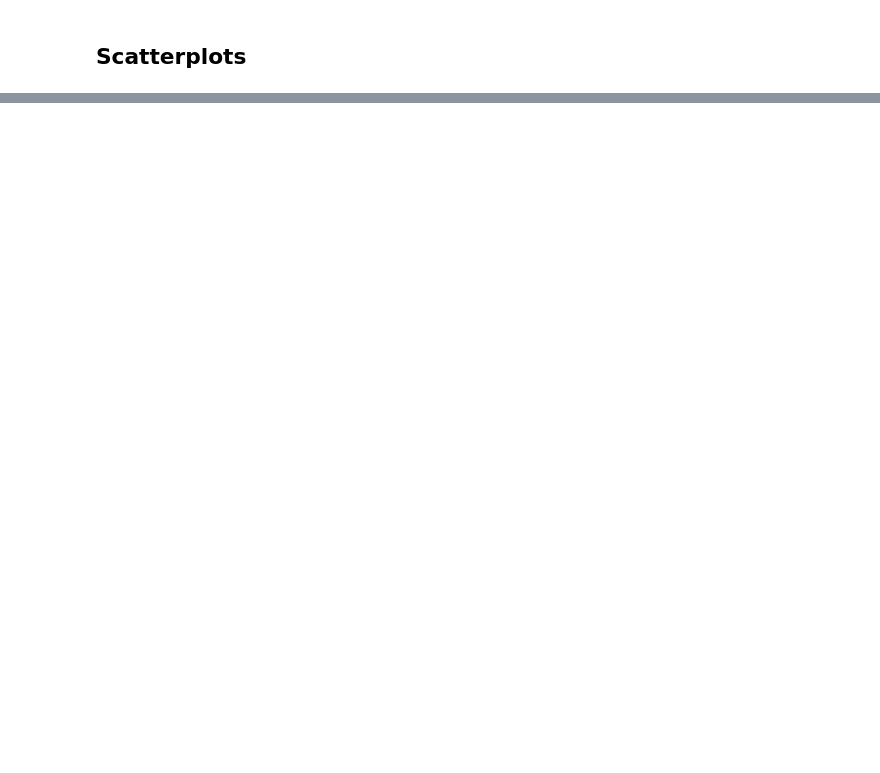
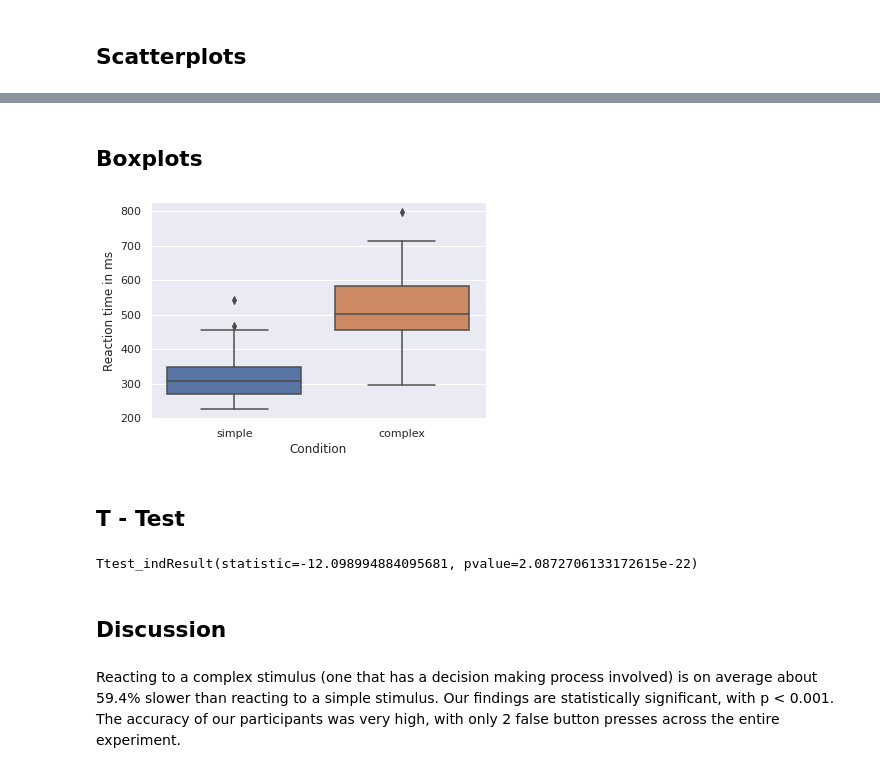
Before and after one commit to ITT-21SS-UR/assignment-03-el, a Jupyter notebook: data analysis/reaction_time_experiment.ipynb, the cells around one changed output, grey strips where cells are left out. Cells and saved outputs as stored; diff of their text form; code cells hidden in the pictures; blank space fills up the shorter version.

```diff
--- a/data analysis/reaction_time_experiment.ipynb
+++ b/data analysis/reaction_time_experiment.ipynb
@@ -62,0 +152,26 @@ x_axis = df_sample_rt[]
+# %% [markdown]
+## Boxplots
+# %%
+plot = sns.boxplot(
+    data = df_scatter,
+    x = "condition",
+    y = "reaction_time_in_ms"
+)
+plot.set(xlabel = "Condition", ylabel = "Reaction time in ms")
+
+plt.show()
+# %% [output]
+[figure, added]
+# %% [markdown]
+## T - Test
+# %%
+reaction_time_simple = df_scatter[(df_scatter['condition'] == 'simple')]['reaction_time_in_ms']
+reaction_time_complex = df_scatter[(df_scatter['condition'] == 'complex')]['reaction_time_in_ms']
+
+scipy.stats.ttest_ind(reaction_time_simple, reaction_time_complex)
+# %% [output]
+Ttest_indResult(statistic=-12.098994884095681, pvalue=2.0872706133172615e-22)
+# %% [markdown]
+## Discussion
+# %% [markdown]
+Reacting to a complex stimulus (one that has a decision making process involved) is on average about 59.4% slower than reacting to a simple stimulus. Our findings are statistically significant, with p < 0.001. The accuracy of our participants was very high, with only 2 false button presses across the entire experiment.
```
Also changed, not shown: parts of 9 cells of this notebook.
